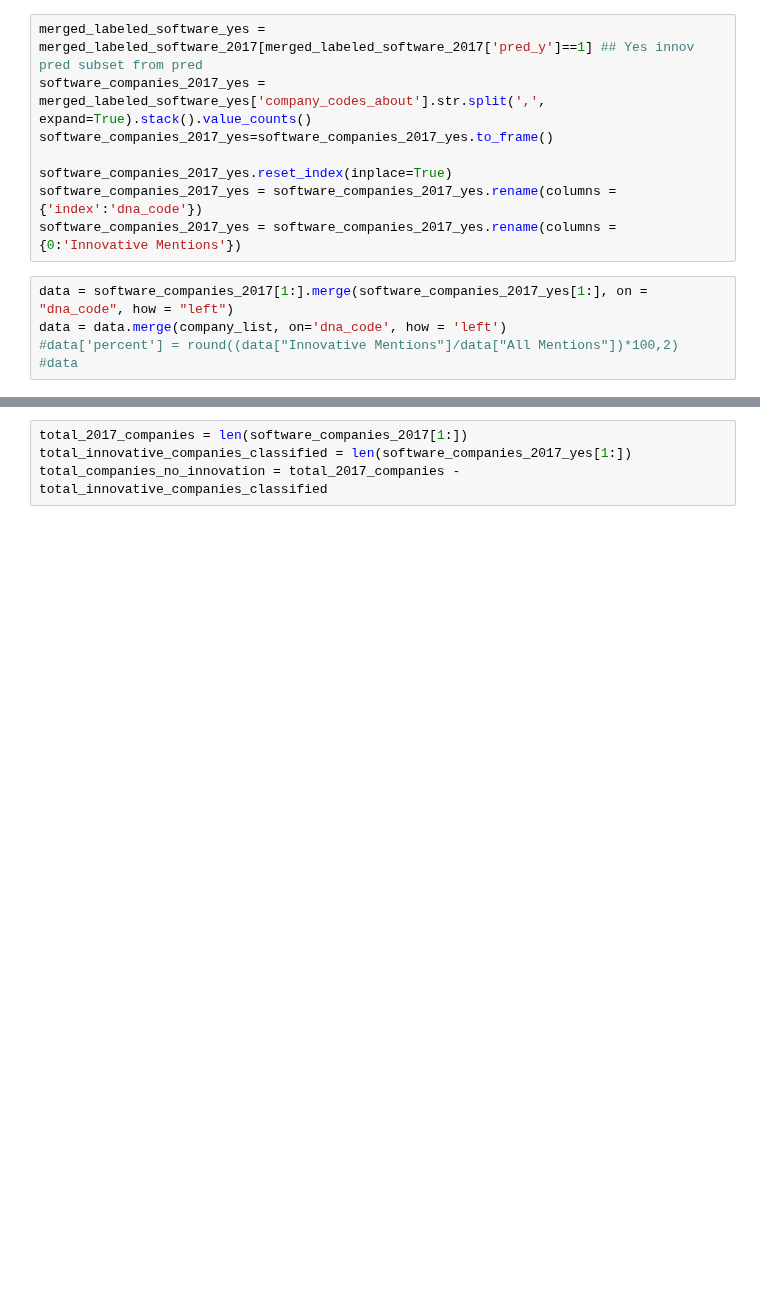
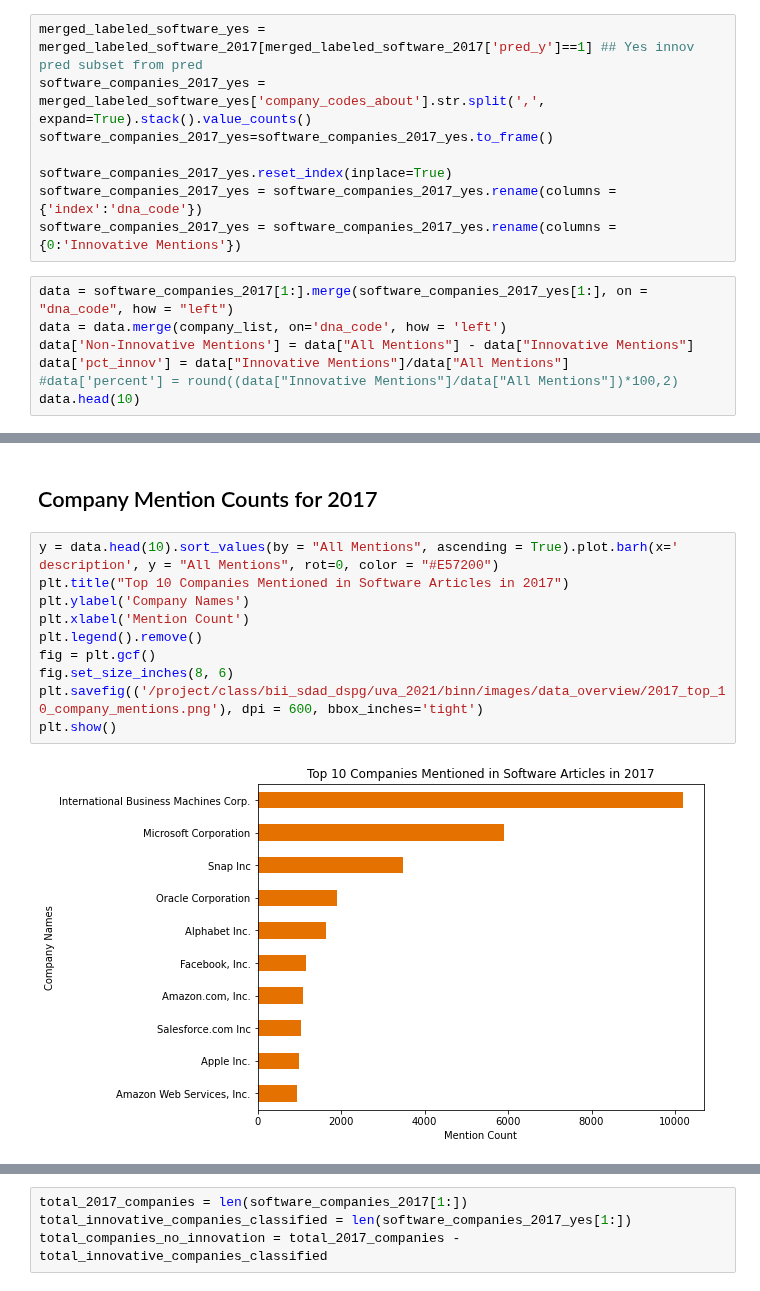
Before and after one commit to DSPG-Young-Scholars-Program/dspg21binn, a Jupyter notebook: src/classification/diggy/Untitled.ipynb, the cells around one changed output, grey strips where cells are left out. Saved outputs shown, nothing was run; the diff lists cells and outputs as text; blank space fills up the shorter version.

```diff
--- a/src/classification/diggy/Untitled.ipynb
+++ b/src/classification/diggy/Untitled.ipynb
@@ -29,5 +29,7 @@ software_companies_2017_yes = software_companies_2017_yes.rename(columns = {0:'I
 # %%
 data = software_companies_2017[1:].merge(software_companies_2017_yes[1:], on = "dna_code", how = "left")
 data = data.merge(company_list, on='dna_code', how = 'left')
+data['Non-Innovative Mentions'] = data["All Mentions"] - data["Innovative Mentions"]
+data['pct_innov'] = data["Innovative Mentions"]/data["All Mentions"]
 #data['percent'] = round((data["Innovative Mentions"]/data["All Mentions"])*100,2)
-#data
+data.head(10)
@@ -33,0 +125,14 @@ data = data.merge(company_list, on='dna_code', how = 'left')
+# %% [markdown]
+## Company Mention Counts for 2017
+# %%
+y = data.head(10).sort_values(by = "All Mentions", ascending = True).plot.barh(x=' description', y = "All Mentions", rot=0, color = "#E57200")
+plt.title("Top 10 Companies Mentioned in Software Articles in 2017")
+plt.ylabel('Company Names')
+plt.xlabel('Mention Count')
+plt.legend().remove()
+fig = plt.gcf()
+fig.set_size_inches(8, 6)
+plt.savefig(('/project/class/bii_sdad_dspg/uva_2021/binn/images/data_overview/2017_top_10_company_mentions.png'), dpi = 600, bbox_inches='tight')
+plt.show()
+# %% [output]
+[figure, added]
```
Also changed, not shown: parts of 15 cells of this notebook.
